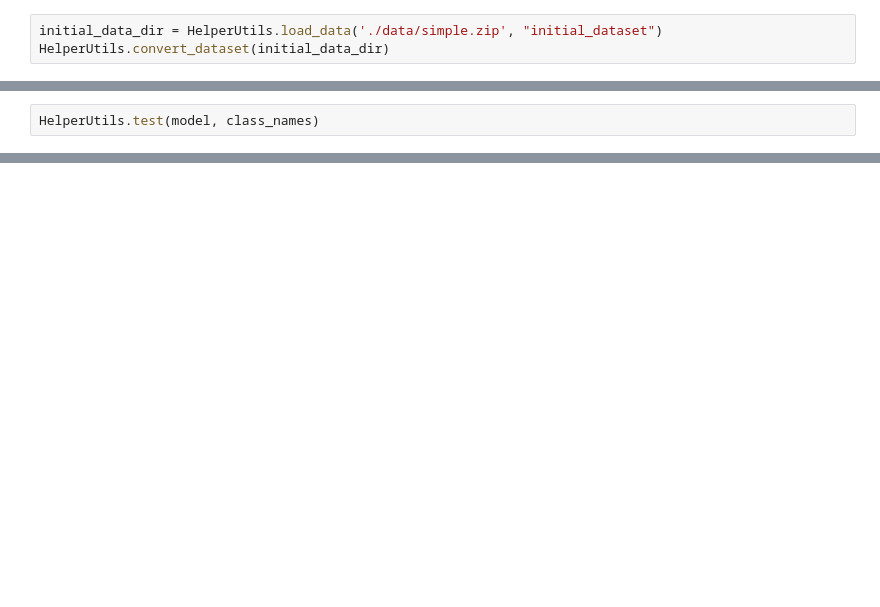
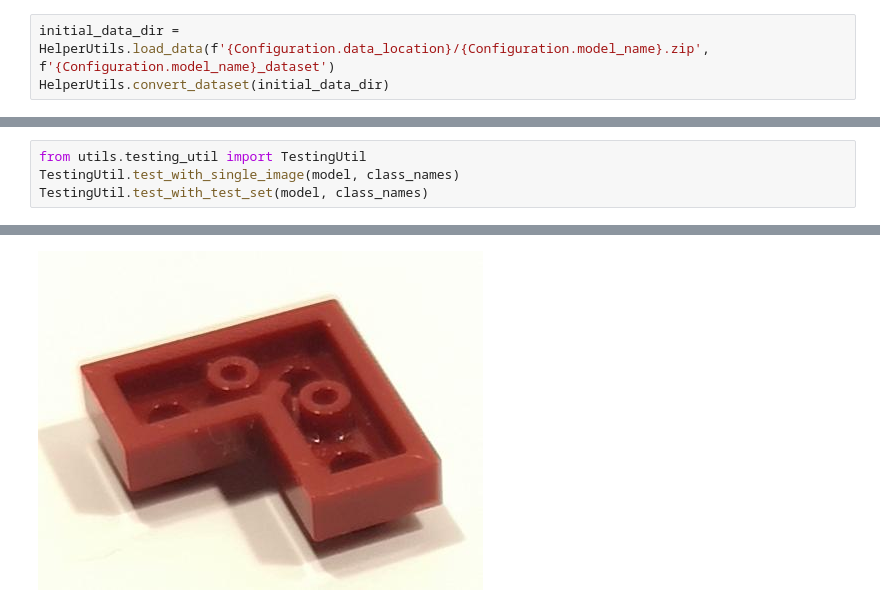
Before and after one commit to therrlupardo/iui, a Jupyter notebook: initial_model.ipynb, the cells around one changed output, grey strips where cells are left out. Drawn from its saved outputs; the diff is of its cells as text; blank space fills up the shorter version.

Commit message:
created notebook for testing. Created some sample test data

```diff
--- a/initial_model.ipynb
+++ b/initial_model.ipynb
@@ -7,4 +8,4 @@ from utils import HelperUtils, Configuration
 # %%
-initial_data_dir = HelperUtils.load_data('./data/simple.zip', "initial_dataset")
+initial_data_dir = HelperUtils.load_data(f'{Configuration.data_location}/{Configuration.model_name}.zip', f'{Configuration.model_name}_dataset')
 HelperUtils.convert_dataset(initial_data_dir)
 # %% [output]
@@ -112,2 +120,5 @@ Epoch 6/10
-# %%
-HelperUtils.test(model, class_names)
+# %%
+from utils.testing_util import TestingUtil
+TestingUtil.test_with_single_image(model, class_names)
+TestingUtil.test_with_test_set(model, class_names)
+# %% [output]
@@ -113,0 +128 @@ HelperUtils.test(model, class_names)
+[figure, added]
```
Also changed, not shown: parts of 7 cells of this notebook, 44 other files.
